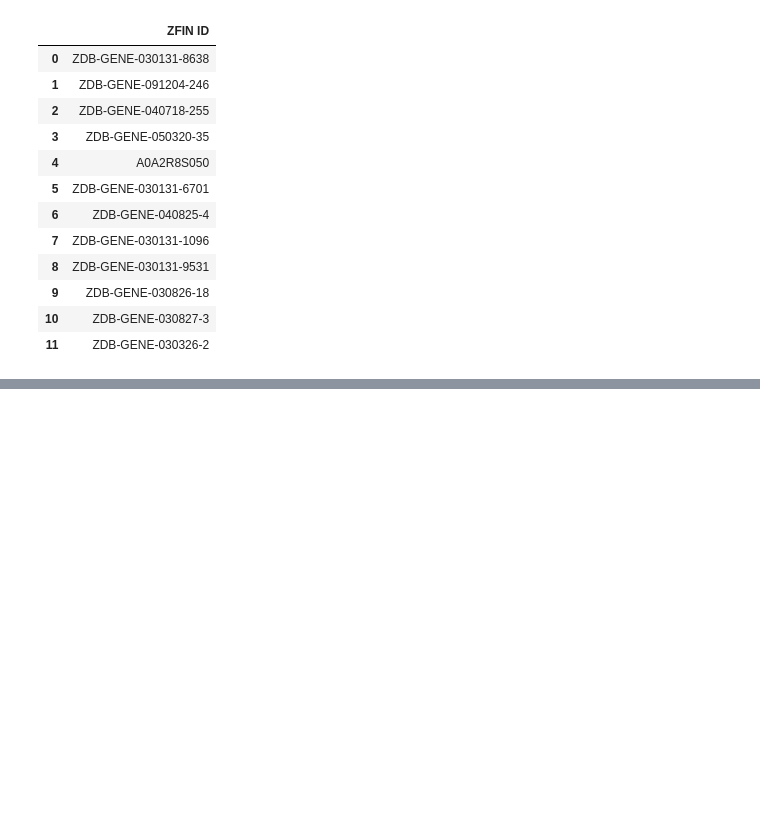
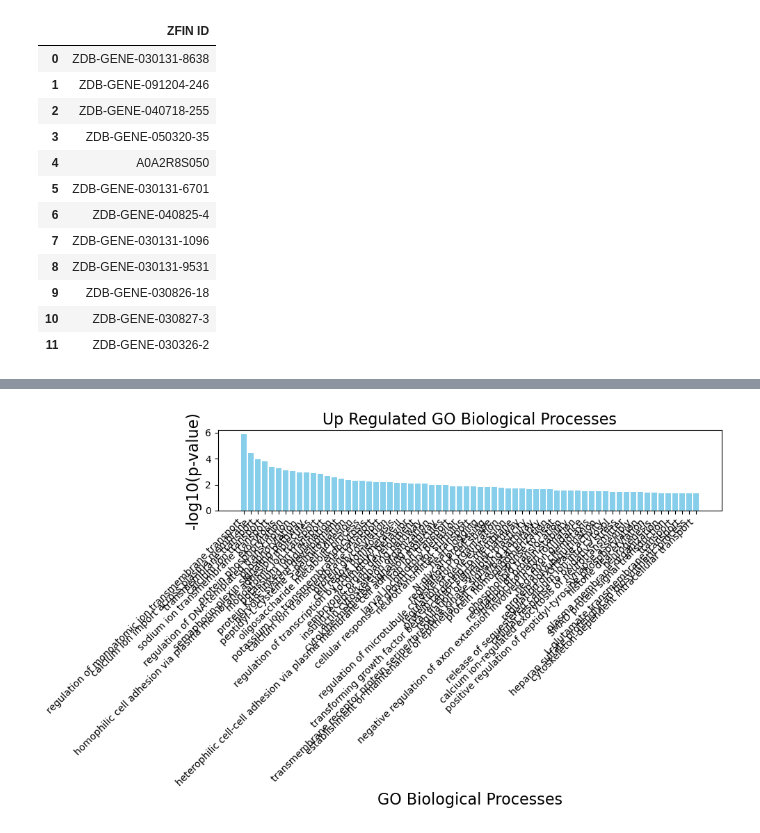
Before and after one commit to sdsucomptox/danrerlib, a Jupyter notebook: sphinx/tutorials/funcional_enrichment.ipynb, the cells around one changed output, grey strips where cells are left out. Saved outputs shown, nothing was run; the diff lists cells and outputs as text; code cells hidden in the pictures; blank space fills up the shorter version.

```diff
--- a/sphinx/tutorials/funcional_enrichment.ipynb
+++ b/sphinx/tutorials/funcional_enrichment.ipynb
@@ -186,0 +494,8 @@ GO.get_genes_in_GO_concept('GO:0033554', 'dre')
+# %%
+result = enrich(gene_universe = gene_universe_tpp,
+                gene_id_type = 'NCBI Gene ID',
+                database = 'GO BP',
+                method = 'fishers',
+                direction = 'up')
+# %% [output]
+[figure, added]
```
Also changed, not shown: parts of 38 cells of this notebook, 19 other files.
